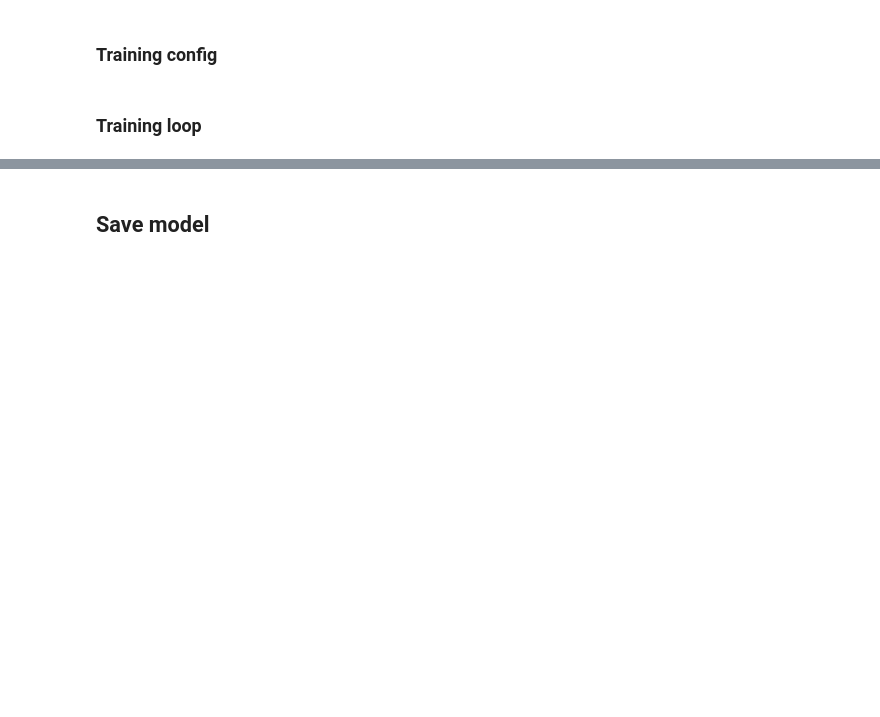
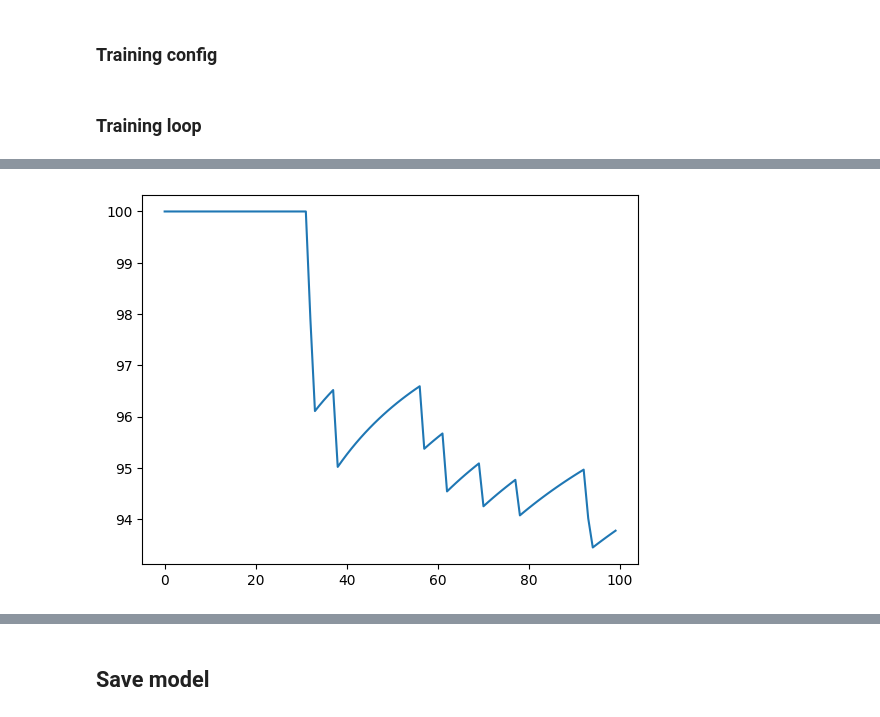
Before and after one commit to lovroselic/Connect4, a Jupyter notebook: Code/Jupiter/Connect4/DQN training.ipynb, the cells around one changed output, grey strips where cells are left out. Drawn from its saved outputs; the diff is of its cells as text; code cells hidden in the pictures; blank space fills up the shorter version.

```diff
--- a/Code/Jupiter/Connect4/DQN training.ipynb
+++ b/Code/Jupiter/Connect4/DQN training.ipynb
@@ -392,3 +349,10 @@ plt.show()
+# %%
+window = 1000
+smoothed = [np.mean(reward_history[max(0, i-window):i+1]) for i in range(len(reward_history))]
+plt.plot(smoothed)
+plt.show()
+# %% [output]
+[figure, added]
 # %%
 window = 250
 smoothed = [np.mean(reward_history[max(0, i - window):i + 1]) for i in range(len(reward_history))]
```
Also changed, not shown: parts of 17 cells of this notebook, 19 other files.
